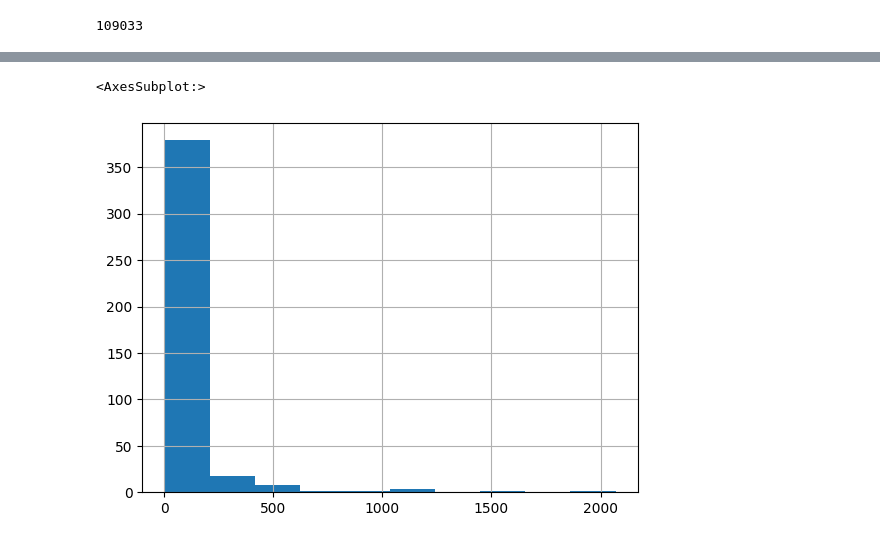
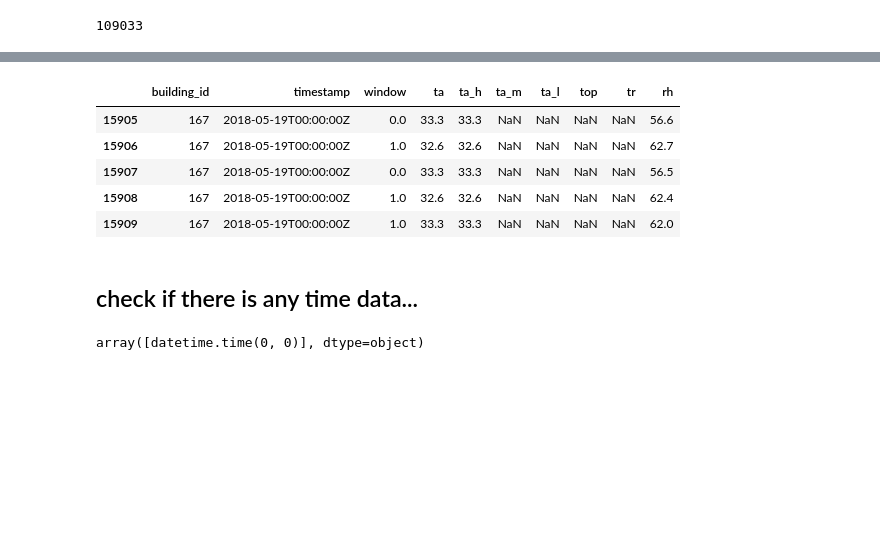
Before and after one commit to juliet29/windows, a Jupyter notebook: analysis/notebooks/230424_gtc_explore.ipynb, the cells around one changed output, grey strips where cells are left out. Saved outputs shown, nothing was run; the diff lists cells and outputs as text; code cells hidden in the pictures; blank space fills up the shorter version.

```diff
--- a/analysis/notebooks/230424_gtc_explore.ipynb
+++ b/analysis/notebooks/230424_gtc_explore.ipynb
@@ -82,8 +57,13 @@ fig.update_layout(xaxis_title='Building Ids',
                   )
 
 fig.update_yaxes(type="log")
-# %%
-building_id_count.hist()
-# %% [output]
-<AxesSubplot:>
-[figure, removed]
+# %%
+df01 = df_windows.loc[df_windows["building_id"]== 167, ["building_id", "timestamp", "window", "ta", "ta_h", "ta_m", "ta_l", "top", "tr", "rh"]]
+df01.head()
+# %% [output]
+|  | building_id | timestamp | window | ta | ta_h | ta_m | ta_l | top | tr | rh |
+| 15905 | 167 | 2018-05-19T00:00:00Z | 0.0 | 33.3 | 33.3 | NaN | NaN | NaN | NaN | 56.6 |
+| 15906 | 167 | 2018-05-19T00:00:00Z | 1.0 | 32.6 | 32.6 | NaN | NaN | NaN | NaN | 62.7 |
+| 15907 | 167 | 2018-05-19T00:00:00Z | 0.0 | 33.3 | 33.3 | NaN | NaN | NaN | NaN | 56.5 |
+| 15908 | 167 | 2018-05-19T00:00:00Z | 1.0 | 32.6 | 32.6 | NaN | NaN | NaN | NaN | 62.4 |
+| 15909 | 167 | 2018-05-19T00:00:00Z | 1.0 | 33.3 | 33.3 | NaN | NaN | NaN | NaN | 62.0 |
@@ -89,0 +77,6 @@ building_id_count.hist()
+# %% [markdown]
+## check if there is any time data...
+# %%
+pd.to_datetime(df_windows.timestamp).dt.time.unique()
+# %% [output]
+array([datetime.time(0, 0)], dtype=object)
```
Also changed, not shown: parts of 13 cells of this notebook, 2 other files.
